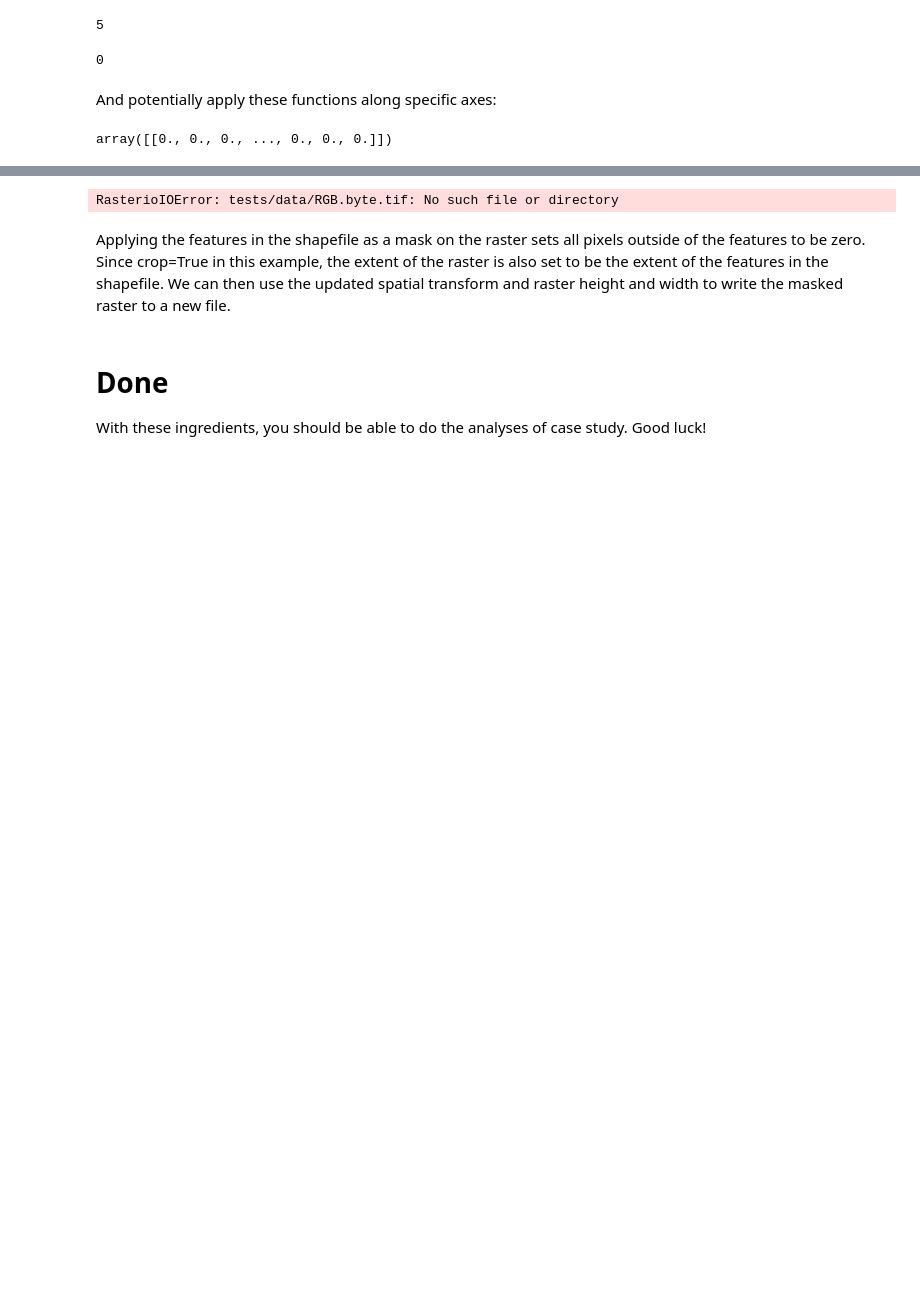
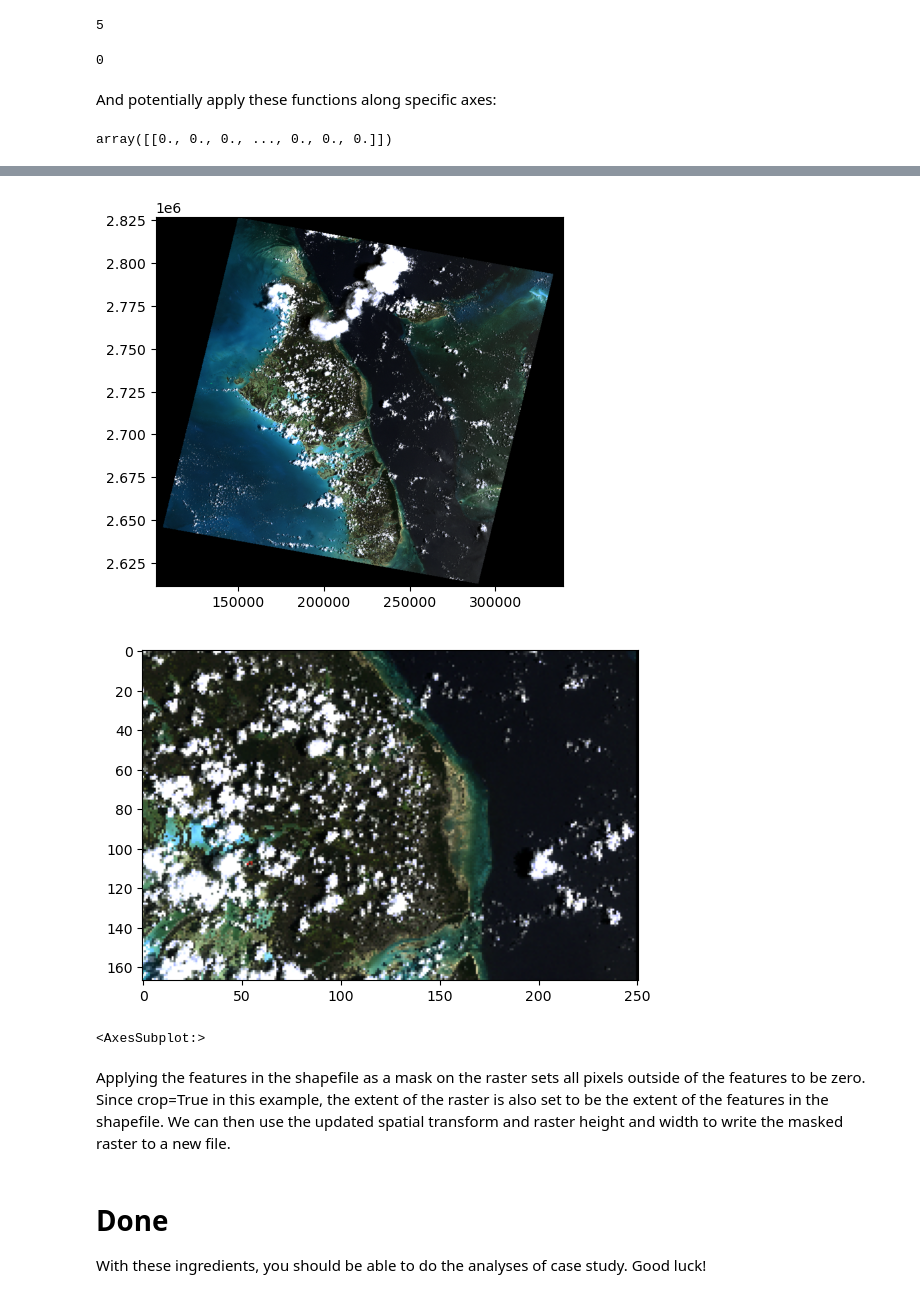
Before and after one commit to Panchamy/EO-Notebooks, a Jupyter notebook: 4.Rasters.ipynb, the cells around one changed output, grey strips where cells are left out. Drawn from its saved outputs; the diff is of its cells as text; code cells hidden in the pictures; blank space fills up the shorter version.

Commit message:
added missing raster data

```diff
--- a/4.Rasters.ipynb
+++ b/4.Rasters.ipynb
@@ -174,11 +175,19 @@ Metadata in the dataset declares that values of 0 will be interpreted as invalid
 
 Alternatively you can also use vector data to mask out data that you are not interested in. When using rasterio, it is simple to open vector file, read geometries, and mask out regions of a raster that are outside the polygons defined in the shapefile:
 # %%
-with rasterio.open("Data/images/RGB.byte.tif") as src:
-    out_image, out_transform = rasterio.mask.mask(src, shapes, crop=True)
-    out_meta = src.meta
+shapes = gpd.read_file('Data/raster/box.shp')
+raster_src= rasterio.open("Data/raster/RGB.byte.tiff")
+
+rasterio.plot.show(raster_src)
+
+out_image, out_transform = rasterio.mask.mask(raster_src, shapes['geometry'], crop=True)
+out_meta = raster_src.meta
+
+rasterio.plot.show(out_image)
 # %% [output]
+[figure, added]
+[figure, added]
-RasterioIOError: tests/data/RGB.byte.tif: No such file or directory
+<AxesSubplot:>
 # %% [markdown]
 Applying the features in the shapefile as a mask on the raster sets all pixels outside of the features to be zero. Since crop=True in this example, the extent of the raster is also set to be the extent of the features in the shapefile. We can then use the updated spatial transform and raster height and width to write the masked raster to a new file.
 # %% [markdown]
```
Also changed, not shown: parts of 1 cell of this notebook, 7 other files.
